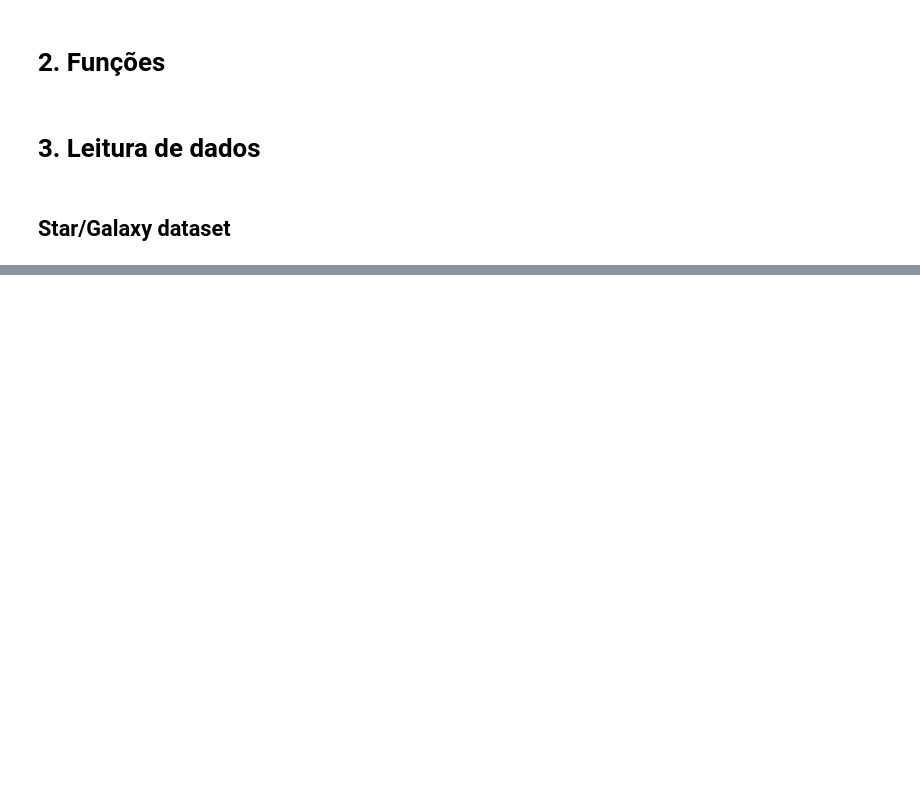
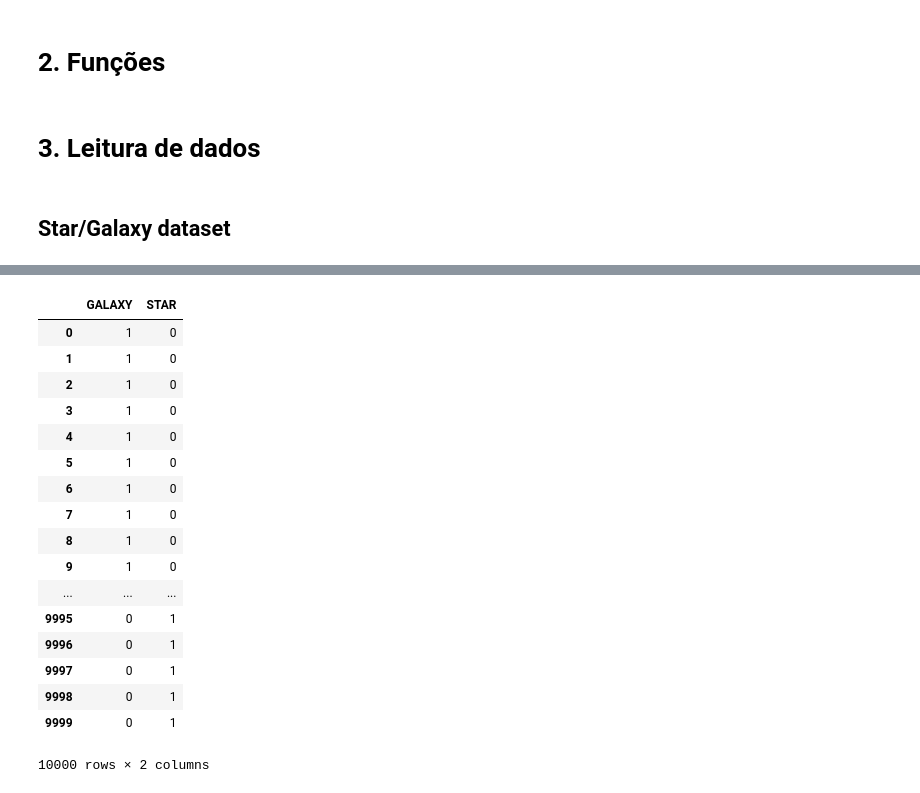
Before and after one commit to MarcelaMonteiroMontenegroGallo/Python, a Jupyter notebook: Galaxias__hands_on.ipynb, the cells around one changed output, grey strips where cells are left out. Saved outputs shown, nothing was run; the diff lists cells and outputs as text; code cells hidden in the pictures; blank space fills up the shorter version.

```diff
--- a/Galaxias__hands_on.ipynb
+++ b/Galaxias__hands_on.ipynb
@@ -76,0 +126,2 @@ data = pd.read_csv(url+file, delim_whitespace=True, low_memory=False)
+# %%
+target = data_t1['class']
@@ -76,0 +156,21 @@ data = pd.read_csv(url+file, delim_whitespace=True, low_memory=False)
+# %%
+pd.get_dummies(target)
+# %% [output]
+|  | GALAXY | STAR |
+| 0 | 1 | 0 |
+| 1 | 1 | 0 |
+| 2 | 1 | 0 |
+| 3 | 1 | 0 |
+| 4 | 1 | 0 |
+| 5 | 1 | 0 |
+| 6 | 1 | 0 |
+| 7 | 1 | 0 |
+| 8 | 1 | 0 |
+| 9 | 1 | 0 |
+| ... | ... | ... |
+| 9995 | 0 | 1 |
+| 9996 | 0 | 1 |
+| 9997 | 0 | 1 |
+| 9998 | 0 | 1 |
+| 9999 | 0 | 1 |
+10000 rows × 2 columns
```
Also changed, not shown: parts of 13 cells of this notebook.
